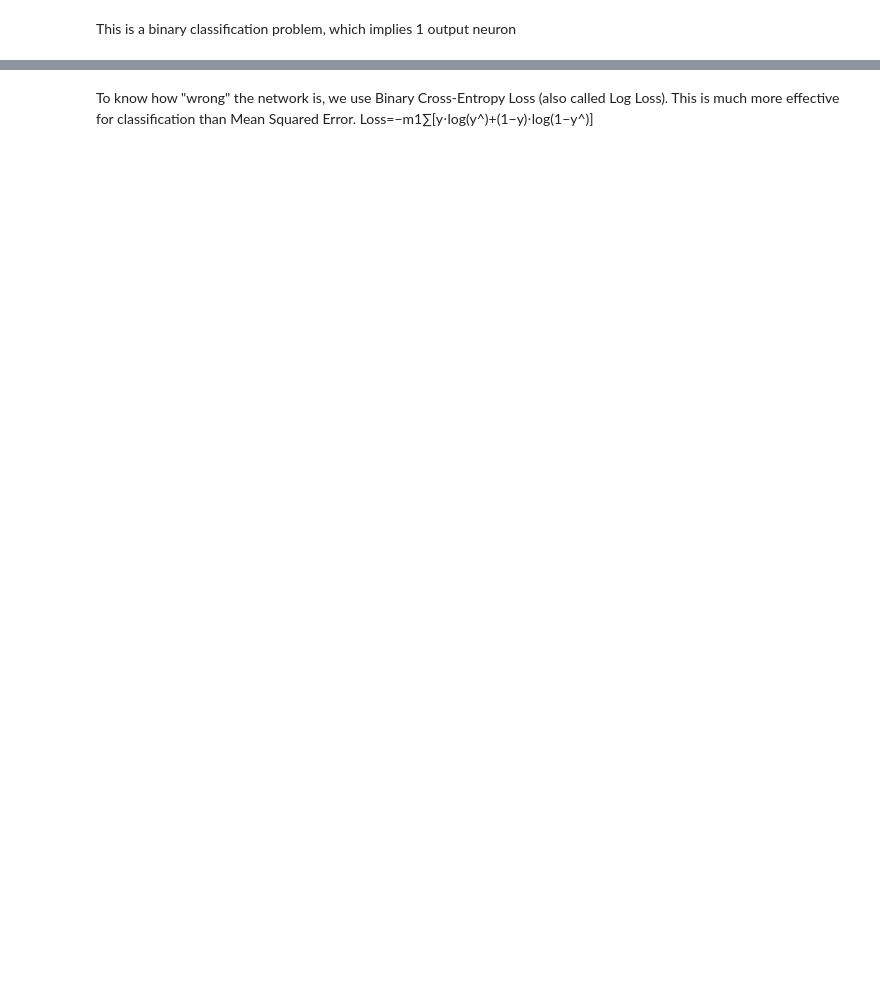
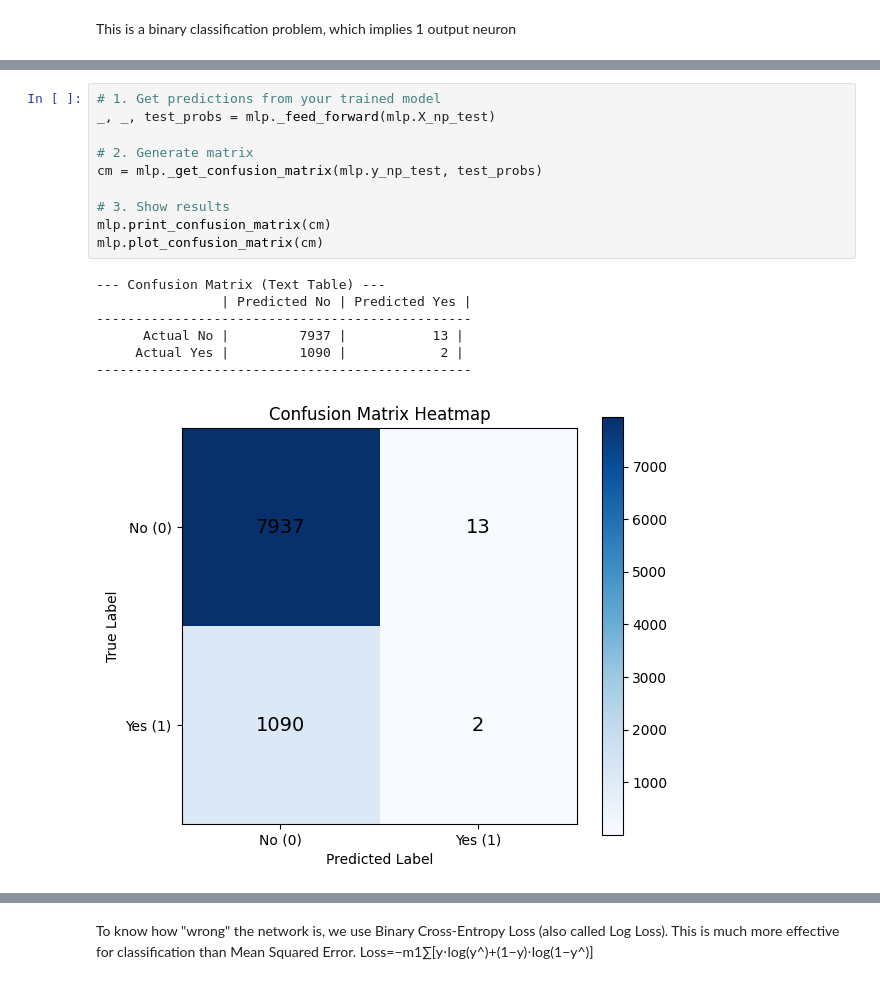
Before and after one commit to daemonchild/cardiffmet-dat6002-artificial-intelligence, a Jupyter notebook: assessment/part_2/2-From-Scratch-MLP.ipynb, the cells around one changed output, grey strips where cells are left out. Cells and saved outputs as stored; diff of their text form; blank space fills up the shorter version.

```diff
--- a/assessment/part_2/2-From-Scratch-MLP.ipynb
+++ b/assessment/part_2/2-From-Scratch-MLP.ipynb
@@ -422,2 +580,20 @@ mlp.plot_error()
+# %%
+# 1. Get predictions from your trained model
+_, _, test_probs = mlp._feed_forward(mlp.X_np_test)
+
+# 2. Generate matrix
+cm = mlp._get_confusion_matrix(mlp.y_np_test, test_probs)
+
+# 3. Show results
+mlp.print_confusion_matrix(cm)
+mlp.plot_confusion_matrix(cm)
+# %% [output]
+--- Confusion Matrix (Text Table) ---
+                | Predicted No | Predicted Yes |
+------------------------------------------------
+      Actual No |         7937 |           13 |
+     Actual Yes |         1090 |            2 |
+------------------------------------------------
+[figure, added]
 # %%
 sys.exit('Stopping notebook run here.')
```
Also changed, not shown: parts of 17 cells of this notebook, 3 other files.
